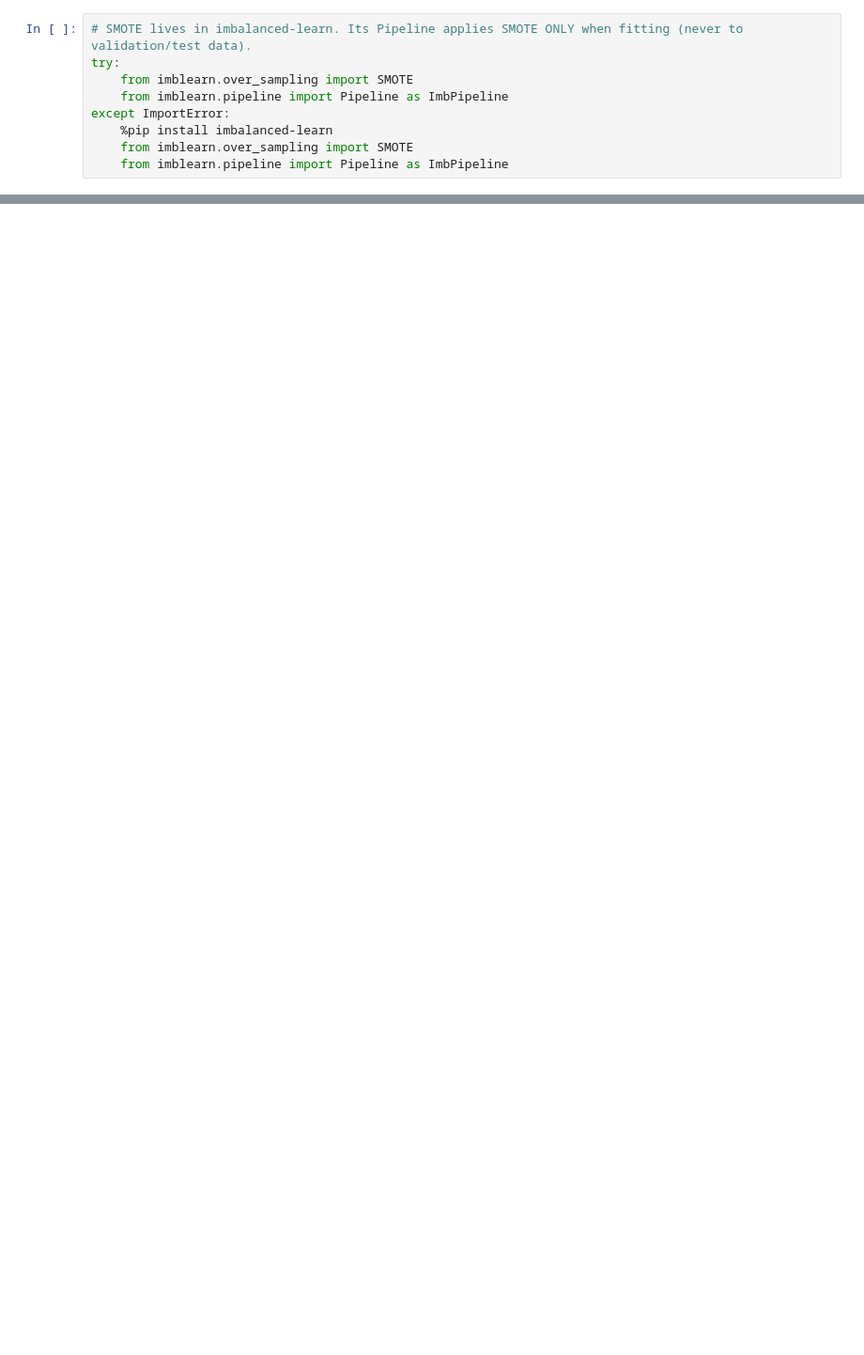
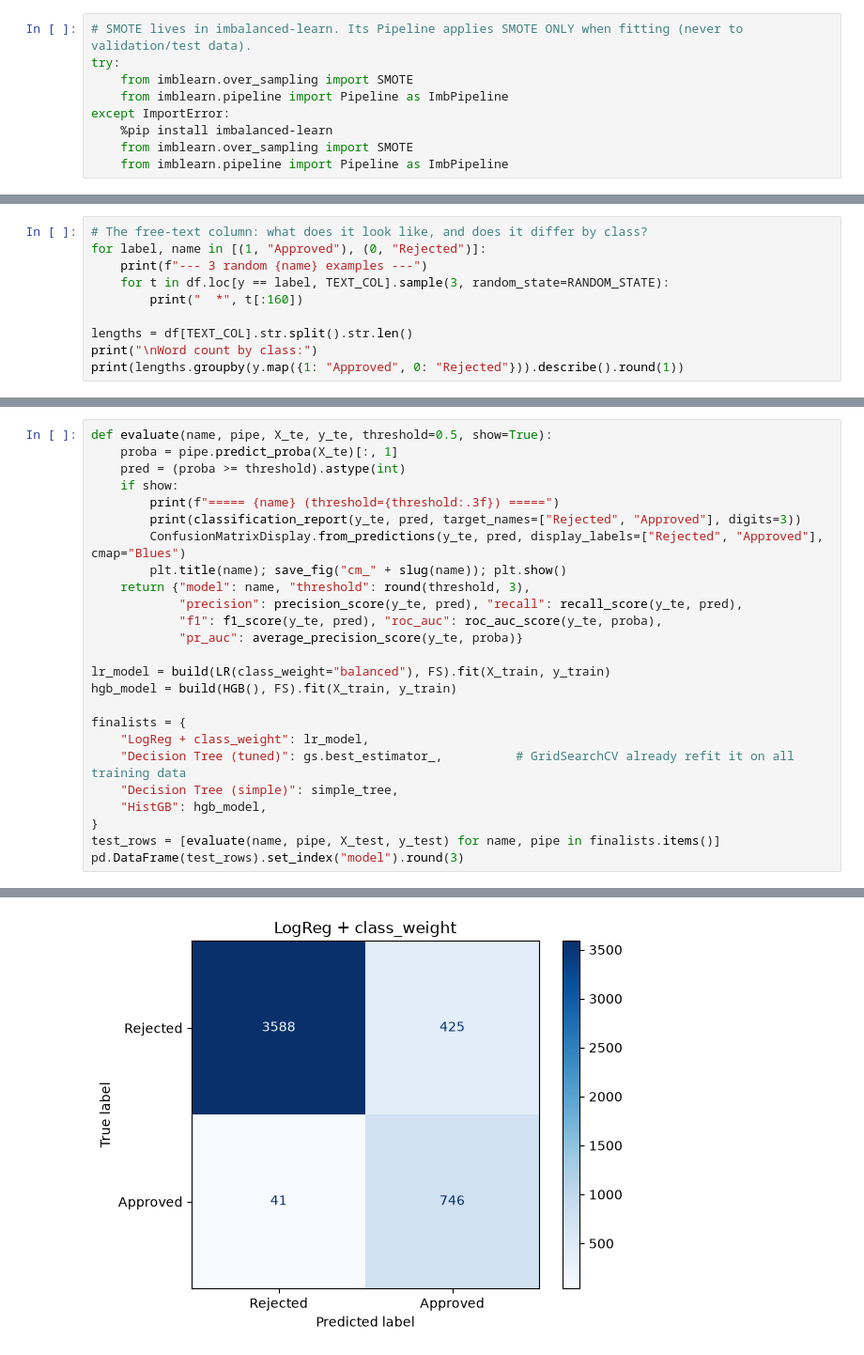
Before and after one commit to AbeshuK/Loan-Approval-Prediction, a Jupyter notebook: loan_approval_prediction.ipynb, the cells around one changed output, grey strips where cells are left out. Shown at 94% size. Cells and saved outputs as stored; diff of their text form; blank space fills up the shorter version.

```diff
--- a/loan_approval_prediction.ipynb
+++ b/loan_approval_prediction.ipynb
@@ -302,0 +263,10 @@ plt.tight_layout(); plt.show()
+# %%
+# The free-text column: what does it look like, and does it differ by class?
+for label, name in [(1, "Approved"), (0, "Rejected")]:
+    print(f"--- 3 random {name} examples ---")
+    for t in df.loc[y == label, TEXT_COL].sample(3, random_state=RANDOM_STATE):
+        print("  *", t[:160])
+
+lengths = df[TEXT_COL].str.split().str.len()
+print("\nWord count by class:")
+print(lengths.groupby(y.map({1: "Approved", 0: "Rejected"})).describe().round(1))
@@ -302,0 +510,26 @@ plt.tight_layout(); plt.show()
+# %%
+def evaluate(name, pipe, X_te, y_te, threshold=0.5, show=True):
+    proba = pipe.predict_proba(X_te)[:, 1]
+    pred = (proba >= threshold).astype(int)
+    if show:
+        print(f"===== {name} (threshold={threshold:.3f}) =====")
+        print(classification_report(y_te, pred, target_names=["Rejected", "Approved"], digits=3))
+        ConfusionMatrixDisplay.from_predictions(y_te, pred, display_labels=["Rejected", "Approved"], cmap="Blues")
+        plt.title(name); save_fig("cm_" + slug(name)); plt.show()
+    return {"model": name, "threshold": round(threshold, 3),
+            "precision": precision_score(y_te, pred), "recall": recall_score(y_te, pred),
+            "f1": f1_score(y_te, pred), "roc_auc": roc_auc_score(y_te, proba),
+            "pr_auc": average_precision_score(y_te, proba)}
+
+lr_model = build(LR(class_weight="balanced"), FS).fit(X_train, y_train)
+hgb_model = build(HGB(), FS).fit(X_train, y_train)
+
+finalists = {
+    "LogReg + class_weight": lr_model,
+    "Decision Tree (tuned)": gs.best_estimator_,          # GridSearchCV already refit it on all training data
+    "Decision Tree (simple)": simple_tree,
+    "HistGB": hgb_model,
+}
+test_rows = [evaluate(name, pipe, X_test, y_test) for name, pipe in finalists.items()]
+pd.DataFrame(test_rows).set_index("model").round(3)
+# %% [output]
@@ -302,0 +545 @@ plt.tight_layout(); plt.show()
+[figure, added]
```
Also changed, not shown: parts of 69 cells of this notebook, 13 other files.
